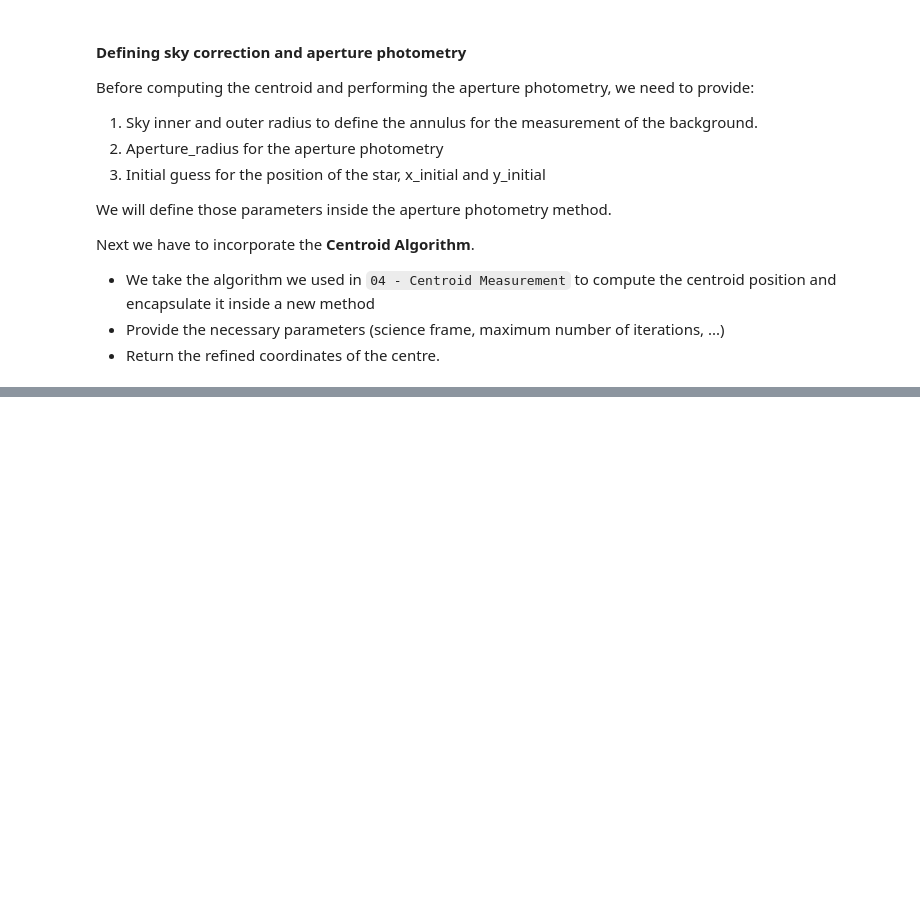
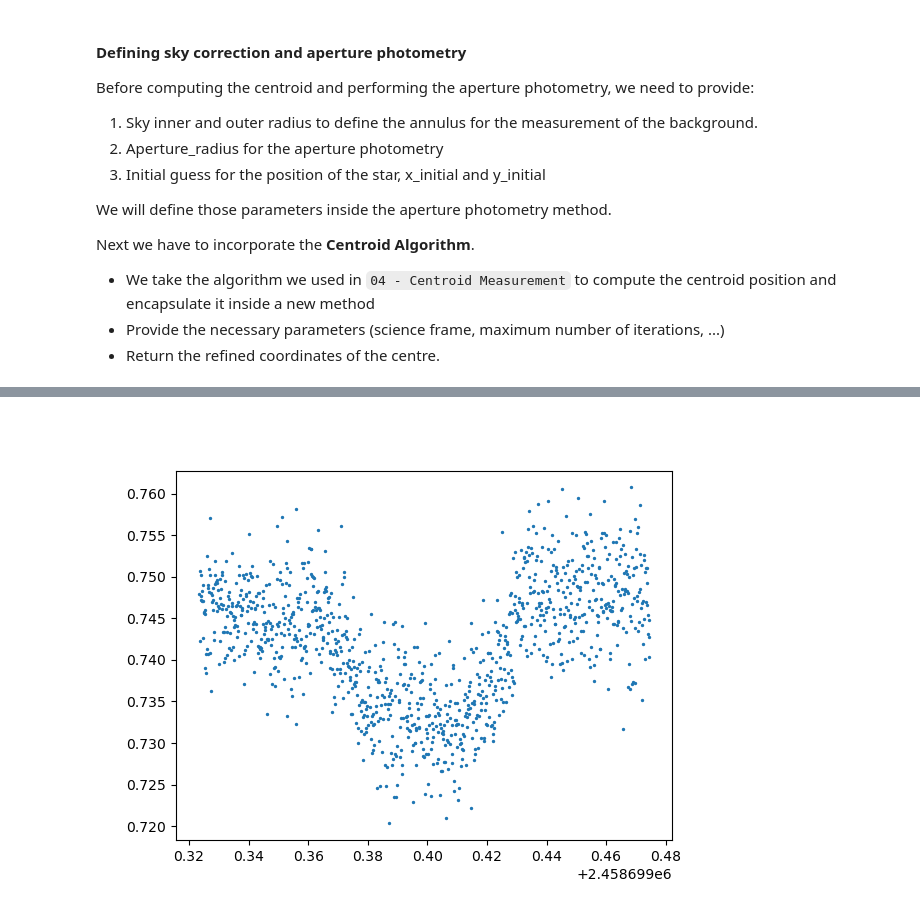
Before and after one commit to LFiaccadori/Astrolab2, a Jupyter notebook: 06 - Aperture Photometry Python Class.ipynb, the cells around one changed output, grey strips where cells are left out. Saved outputs shown, nothing was run; the diff lists cells and outputs as text; code cells hidden in the pictures; blank space fills up the shorter version.

Commit message:
Aperture Photometry Completed

```diff
--- a/06 - Aperture Photometry Python Class.ipynb
+++ b/06 - Aperture Photometry Python Class.ipynb
@@ -269,7 +269,7 @@ class TemporaryAperturePhotometry:
         # Array Initialization
         self.airmass = np.empty(self.science_size)
         self.exptime = np.empty(self.science_size)
-        self.julian_date = np.epmty(self.science_size)
+        self.julian_date = np.empty(self.science_size)
 
 
         for i, science_name in enumerate(self.science_list):
@@ -347,7 +347,7 @@ class TemporaryAperturePhotometry:
         # Array Initialization
         self.airmass = np.empty(self.science_size)
         self.exptime = np.empty(self.science_size)
-        self.julian_date = np.epmty(self.science_size)
+        self.julian_date = np.empty(self.science_size)
 
 
         for i, science_name in enumerate(self.science_list):
@@ -498,7 +498,7 @@ class TemporaryAperturePhotometry:
         # Array Initialization for HEADER Parameters
         self.airmass = np.empty(self.science_size)
         self.exptime = np.empty(self.science_size)
-        self.julian_date = np.epmty(self.science_size)
+        self.julian_date = np.empty(self.science_size)
 
 
         for i, science_name in enumerate(self.science_list):
@@ -515,3 +515,11 @@ class TemporaryAperturePhotometry:
 
             # Call the method to correct the frame for bias and flat.
             science_corrected, science_corrected_error = self.correct_science_frame(science_data)
+
+            # Call the method to compute the centroid coordinates
+            x_target_refined, y_target_refined = self.compute_centroid(science_corrected, x_initial, y_initial)
+            # print(x_target_refined, y_target_refined)
+
+# Per verificarne il funzionamento, rimuovere i commenti sotto e al print sopra
+# my_class = TemporaryAperturePhotometry()
+# my_class.aperture_photometry(13, 19.5, 6, 228, 33)
@@ -517,0 +949,11 @@ class TemporaryAperturePhotometry:
+# %%
+target_star = TemporaryAperturePhotometry()
+target_star.aperture_photometry(13, 19.5, 6, 228, 33)
+reference_star = TemporaryAperturePhotometry()
+reference_star.aperture_photometry(13, 19.5, 6, 145, 20)
+
+plt.figure()
+plt.scatter(target_star.julian_date, target_star.aperture/reference_star.aperture, s=2)
+plt.show()
+# %% [output]
+[figure, added]
```
Also changed, not shown: parts of 4 cells of this notebook, 2 other files.
